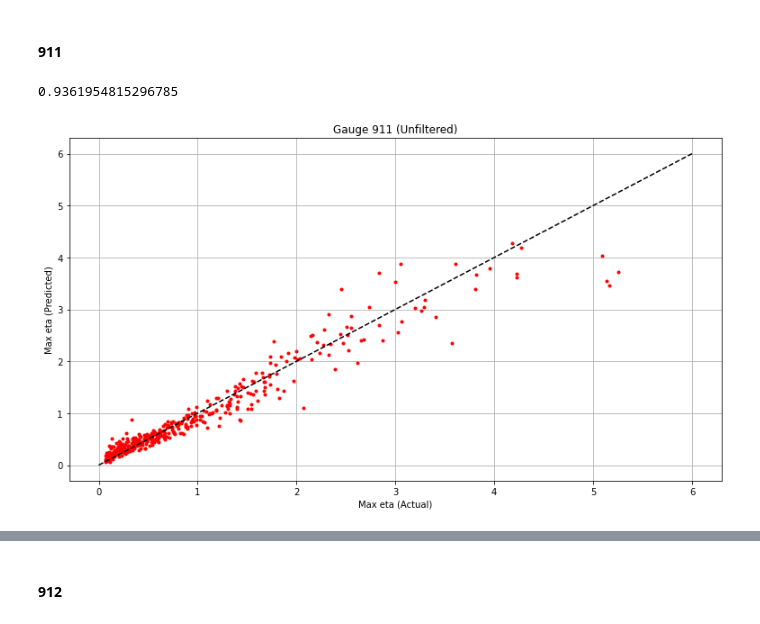
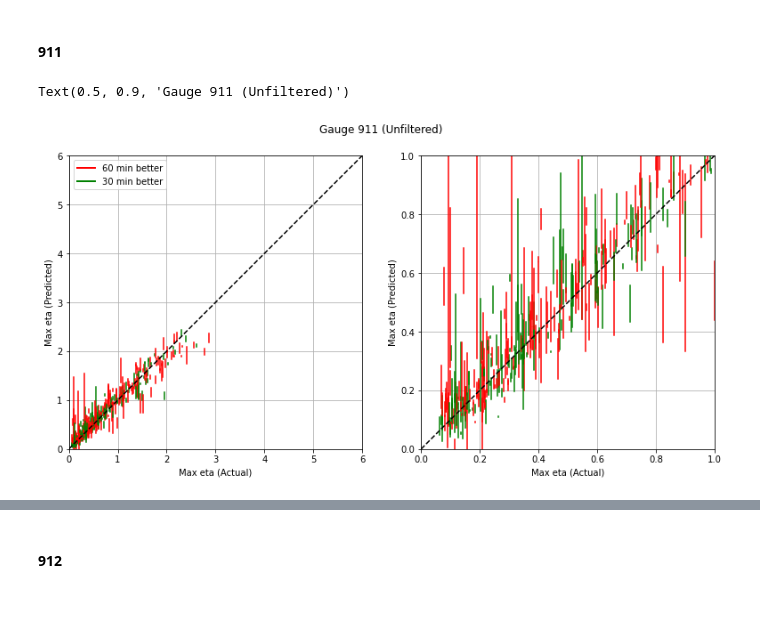
Before and after one commit to chrismhl/tsunami, a Jupyter notebook: Tsunami_TS_Regression.ipynb, the cells around one changed output, grey strips where cells are left out. Cells and saved outputs as stored; diff of their text form; code cells hidden in the pictures.

```diff
--- a/Tsunami_TS_Regression.ipynb
+++ b/Tsunami_TS_Regression.ipynb
@@ -284,5 +299,0 @@ df = pd.DataFrame(dict)
-# %%
-# drop constant features
-print(feat702.shape)
-feat702 = feat702.loc[:, feat702.apply(pd.Series.nunique) != 1]
-print(feat702.shape)
@@ -306,12 +315,12 @@ Comment/uncomment the relevant block
 # %%
 # Creating/loading the max eta for desired gauges
 
-# find max eta for gauges
+# find max eta for gauge, starting time is the same so runs_used should be as well
 
-g901max = max_eta(eta,901,runs_used)
-g902max = max_eta(eta,902,runs_used)
-g911max = max_eta(eta,911,runs_used)
-g912max = max_eta(eta,912,runs_used)
+g901max = max_eta(eta,901,runs_used[0])
+g902max = max_eta(eta,902,runs_used[0])
+g911max = max_eta(eta,911,runs_used[0])
+g912max = max_eta(eta,912,runs_used[0])
 
 # find max eta for gauges, all runs
 
@@ -360,10 +382,9 @@ from sklearn.metrics import explained_variance_score
 # Uncomment this if using all runs (no thresholding)
 # runs_used = np.arange(1300)
 
-numruns = len(runs_used)
 testsize = 0.4
 
-unfilt_df = feat702 # change between normalized df and unscaled df for unfiltered models.
+plotlabels = ['60 min better', '30 min better']
 
 rseed = 1 # random seed used for train/test split
 # %%
@@ -508,2 +591,8 @@ SVR(C=1.0, cache_size=200, coef0=0.0, degree=3, epsilon=0.1, gamma='scale',
+# %%
+# Unfiltered
+pred_911, target_911, runs_911, evs_911 = train_test(feat702, g911max, runs_used, scale=True)
+
+# Filtered
+pred_911_f, target_911_f, runs_911_f, evs_911_f = train_test(feat702, g911max, runs_used, scale=True)
 # %% [markdown]
 ### Gauge 912
@@ -585,13 +639,9 @@ explained_variance_score(test_902_f_target,pred_902_f)
 # %% [markdown]
 #### 911
 # %%
-pred_911 = regress911.predict(test_911)
-
-plot_test(test_911_target,pred_911,6)
-title('Gauge 911 (Unfiltered)')
-plt.savefig('g911_subs.png')
-
-explained_variance_score(test_911_target,pred_911)
+plot_test_all(target_911,pred_911,6,1, plotlabels)
+suptitle('Gauge 911 (Unfiltered)',y=0.9)
+# plt.savefig('g911_subs.png')
 # %% [output]
-0.9361954815296785
+Text(0.5, 0.9, 'Gauge 911 (Unfiltered)')
-[figure, old version]
+[figure, new version]
```
Also changed, not shown: parts of 80 cells of this notebook.
